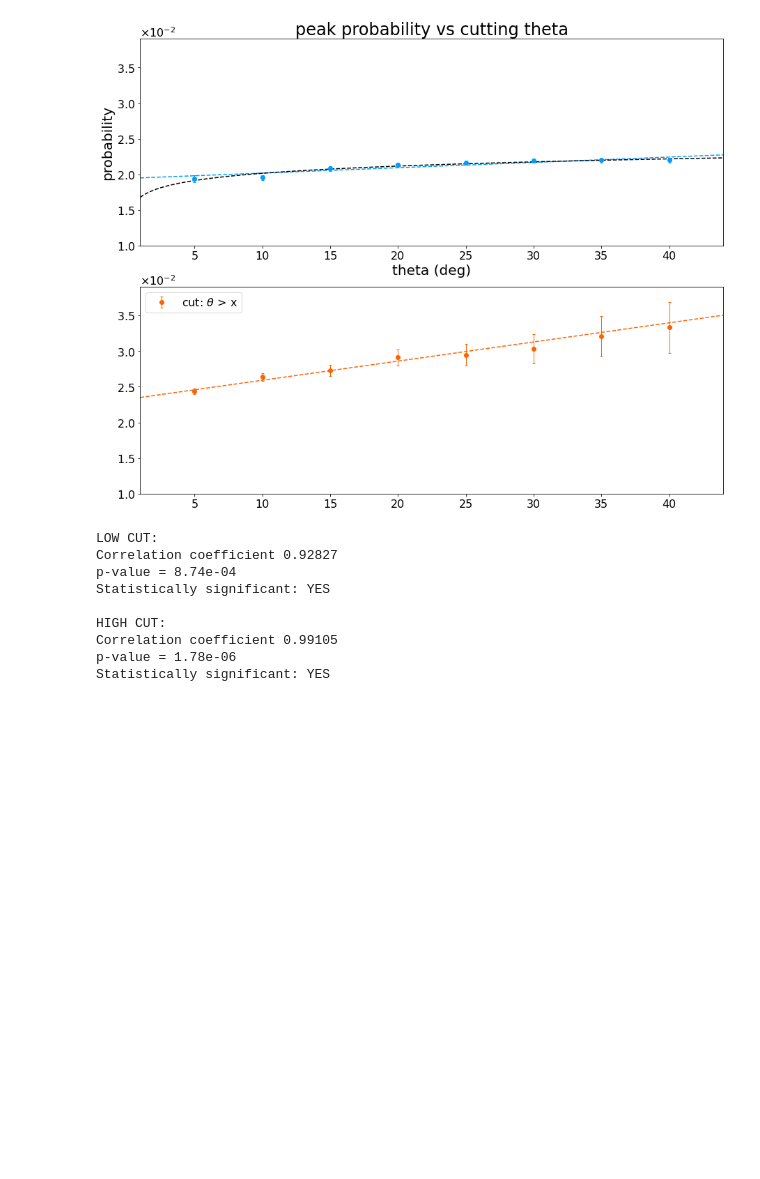
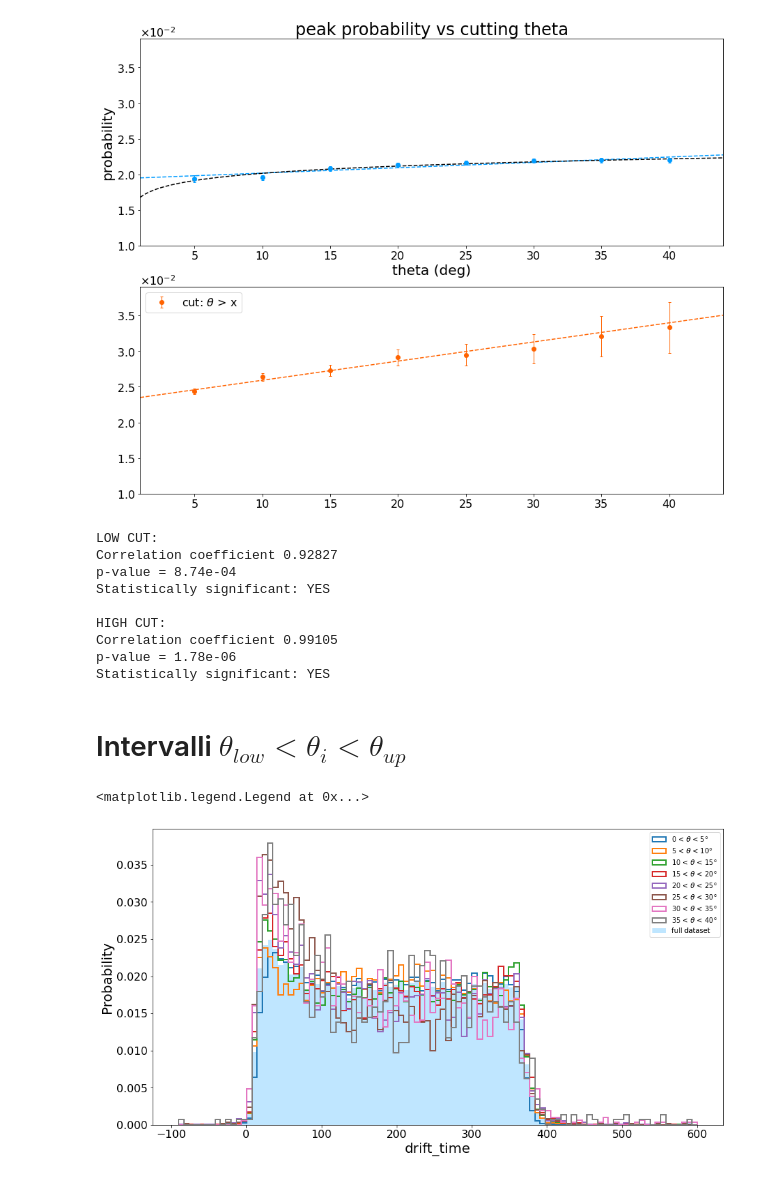
Before and after one commit to GiacomoFrn/Advanced-DQM-for-DT-detector, a Jupyter notebook: correlations/correlations_eda.ipynb, the cells around one changed output. Drawn from its saved outputs; the diff is of its cells as text; code cells hidden in the pictures; blank space fills up the shorter version.

```diff
--- a/correlations/correlations_eda.ipynb
+++ b/correlations/correlations_eda.ipynb
@@ -483,3 +484,50 @@ HIGH CUT:
 Correlation coefficient 0.99105
 p-value = 1.78e-06
 Statistically significant: YES
+# %% [markdown]
+# Intervalli $\theta_{low} < \theta_i < \theta_{up}$
+# %%
+# thetas_low = [0,10,20,30]
+# thetas_up = [10,20,30,40]
+thetas_low = [0,5,10,15,20,25,30,35]
+thetas_up = [5,10,15,20,25,30,35,40]
+bins = np.linspace(-90,600,100)
+
+middle_cut = [ ( (np.abs(df["theta"]) > low ) & (np.abs(df["theta"]) < up ) ) for low,up in zip(thetas_low,thetas_up) ]
+
+middle_hist = [np.histogram( df[cut].drift_time, bins=bins )[0] for cut in middle_cut ]
+
+middle_norm_hist = [normalize(h) for h in middle_hist]
+middle_norm = [np.sum(h) for h in middle_hist]
+middle_err = [np.sqrt(h/ n) for h,n in zip(middle_norm_hist, middle_norm)]
+middle_peaks     = [h.max() for h in middle_norm_hist]
+middle_peaks_err = [e.max() for e in middle_err]
+
+fig, ax = plt.subplots(figsize=(15,8))
+sns.histplot(
+    x         = df.drift_time,
+    bins      = bins,
+    stat      = "probability",
+    element   = "step",
+    fill      = True,
+    color     = "#aadeff",
+    edgecolor = "none",
+    label     = "full dataset",
+    linewidth = 3,
+    ax        = ax
+)
+
+# middle-cut time boxes
+for h, theta_low, theta_up in zip(middle_norm_hist, thetas_low,thetas_up,):
+    ax.hist(
+        bins[:-1],
+        bins=bins,
+        weights=h,
+        histtype="step",
+        linewidth = 2,
+        label=str(theta_low)+" "+ r"< $\theta$ < "+str(theta_up)+"°"
+    )
+ax.legend()
+# %% [output]
+<matplotlib.legend.Legend at 0x...>
+[figure, added]
```
Also changed, not shown: parts of 12 cells of this notebook, 1 other file.
